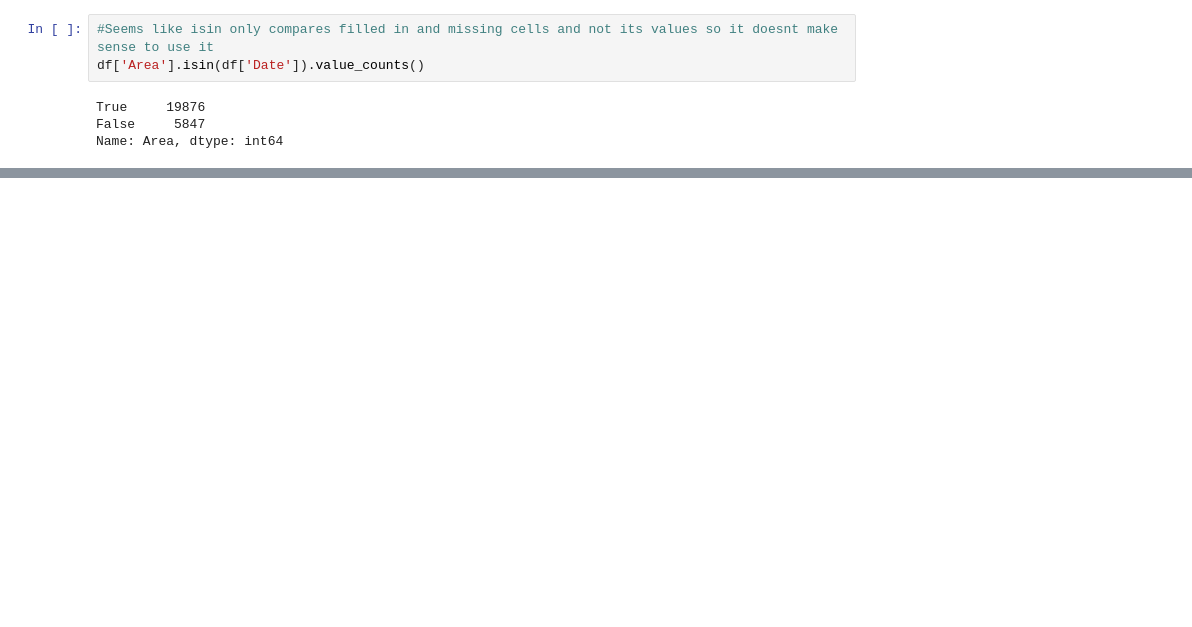
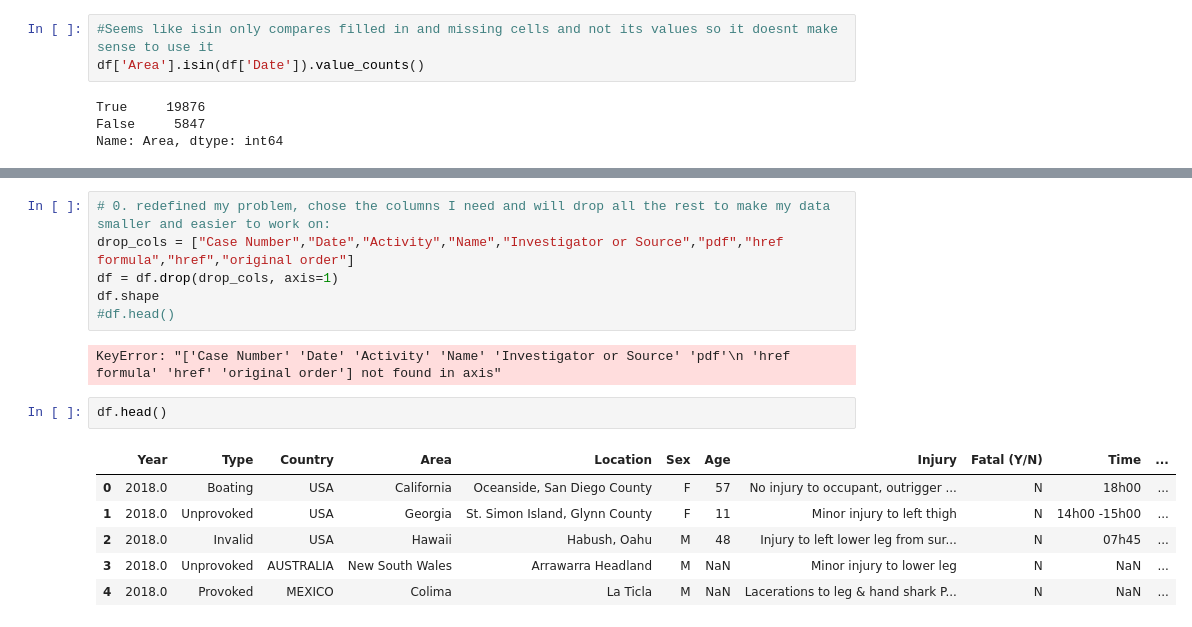
Before and after one commit to Kasia314/806_Repo, a Jupyter notebook: Labs/module_1/Pipelines-Project/Untitled.ipynb, the cells around one changed output, grey strips where cells are left out. Drawn from its saved outputs; the diff is of its cells as text; blank space fills up the shorter version.

Commit message:
Project Cleaning Data 2- new purpose and first steps

```diff
--- a/Labs/module_1/Pipelines-Project/Untitled.ipynb
+++ b/Labs/module_1/Pipelines-Project/Untitled.ipynb
@@ -181,0 +193,17 @@ Name: Area, dtype: int64
+# %%
+# 0. redefined my problem, chose the columns I need and will drop all the rest to make my data smaller and easier to work on:
+drop_cols = ["Case Number","Date","Activity","Name","Investigator or Source","pdf","href formula","href","original order"]
+df = df.drop(drop_cols, axis=1)
+df.shape
+#df.head()
+# %% [output]
+KeyError: "['Case Number' 'Date' 'Activity' 'Name' 'Investigator or Source' 'pdf'\n 'href formula' 'href' 'original order'] not found in axis"
+# %%
+df.head()
+# %% [output]
+|  | Year | Type | Country | Area | Location | Sex | Age | Injury | Fatal (Y/N) | Time | ... |
+| 0 | 2018.0 | Boating | USA | California | Oceanside, San Diego County | F | 57 | No injury to occupant, outrigger ... | N | 18h00 | ... |
+| 1 | 2018.0 | Unprovoked | USA | Georgia | St. Simon Island, Glynn County | F | 11 | Minor injury to left thigh | N | 14h00 -15h00 | ... |
+| 2 | 2018.0 | Invalid | USA | Hawaii | Habush, Oahu | M | 48 | Injury to left lower leg from sur... | N | 07h45 | ... |
+| 3 | 2018.0 | Unprovoked | AUSTRALIA | New South Wales | Arrawarra Headland | M | NaN | Minor injury to lower leg | N | NaN | ... |
+| 4 | 2018.0 | Provoked | MEXICO | Colima | La Ticla | M | NaN | Lacerations to leg & hand shark P... | N | NaN | ... |
```
Also changed, not shown: parts of 10 cells of this notebook.
